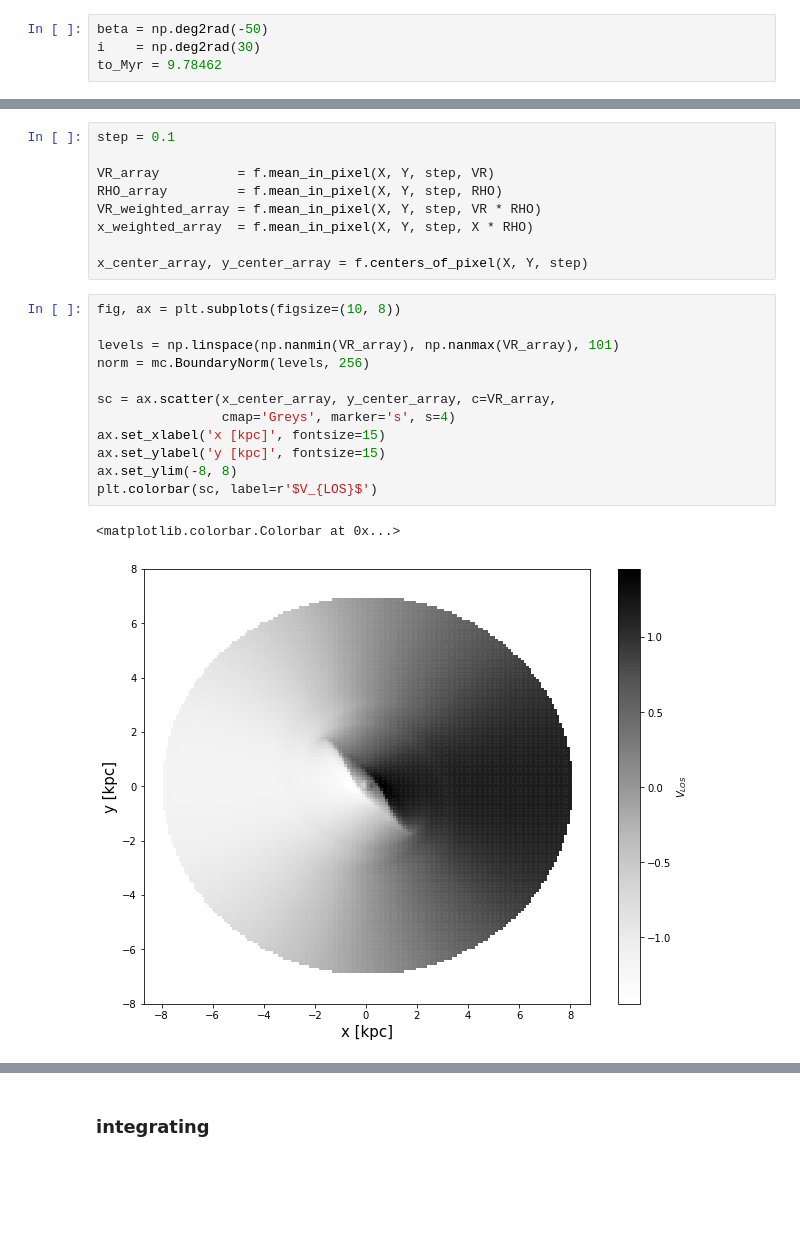
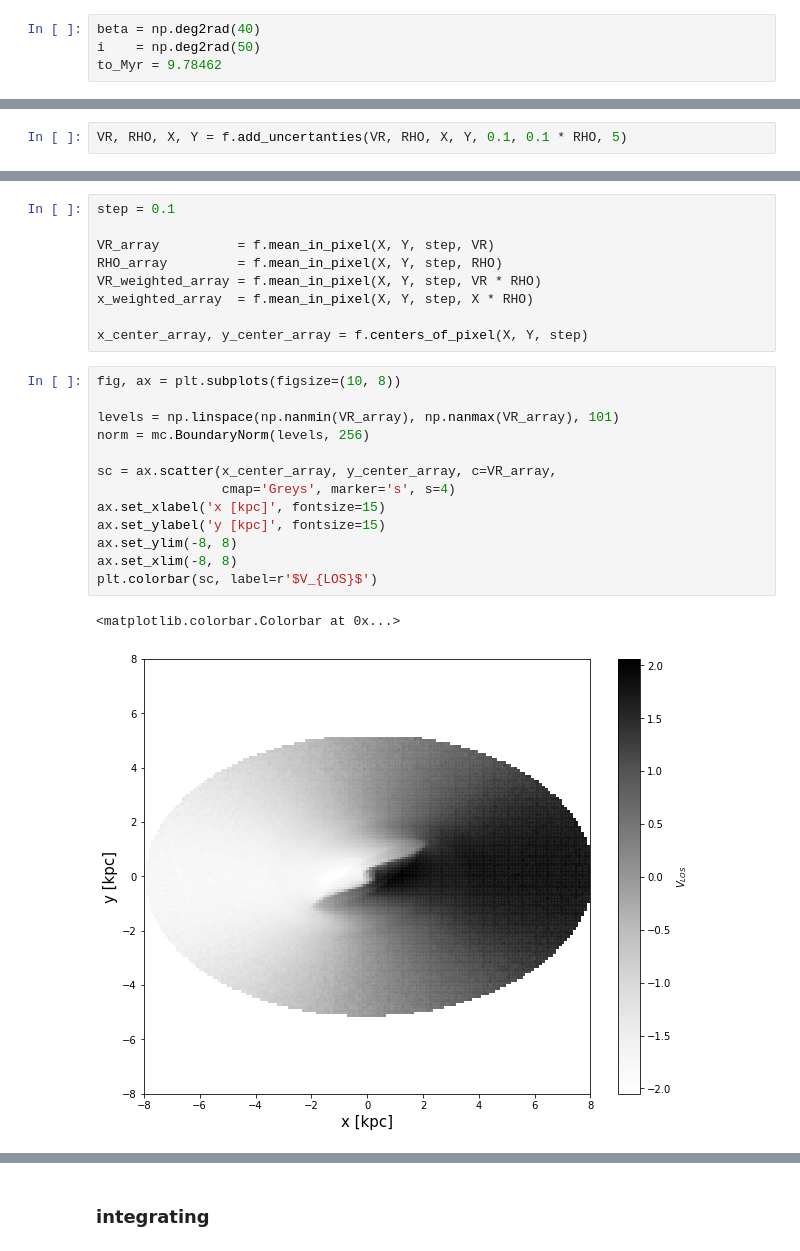
Before and after one commit to olgaborodina/pattern_speed, a Jupyter notebook: TW_method.ipynb, the cells around one changed output, grey strips where cells are left out. Drawn from its saved outputs; the diff is of its cells as text; blank space fills up the shorter version.

Commit message:
Add uncertanties to LOS velocity, flux and PA

```diff
--- a/TW_method.ipynb
+++ b/TW_method.ipynb
@@ -8,8 +8,8 @@ from tqdm import tqdm
 import functions as f
 from pathlib import Path
 # %%
-beta = np.deg2rad(-50)
-i    = np.deg2rad(30)
+beta = np.deg2rad(40)
+i    = np.deg2rad(50)
 to_Myr = 9.78462
 # %%
 t = 20
@@ -49,0 +50,2 @@ Text(0.5, 1.0, '$V_{radial}$')
+# %%
+VR, RHO, X, Y = f.add_uncertanties(VR, RHO, X, Y, 0.1, 0.1 * RHO, 5)
@@ -61,16 +91,17 @@ x_center_array, y_center_array = f.centers_of_pixel(X, Y, step)
 # %%
 fig, ax = plt.subplots(figsize=(10, 8))
 
 levels = np.linspace(np.nanmin(VR_array), np.nanmax(VR_array), 101)
 norm = mc.BoundaryNorm(levels, 256)
 
 sc = ax.scatter(x_center_array, y_center_array, c=VR_array,
                 cmap='Greys', marker='s', s=4)
 ax.set_xlabel('x [kpc]', fontsize=15)
 ax.set_ylabel('y [kpc]', fontsize=15)
 ax.set_ylim(-8, 8)
+ax.set_xlim(-8, 8)
 plt.colorbar(sc, label=r'$V_{LOS}$')
 # %% [output]
 <matplotlib.colorbar.Colorbar at 0x...>
-[figure, old version]
+[figure, new version]
 # %%
```
Also changed, not shown: parts of 6 cells of this notebook, 2 other files.
